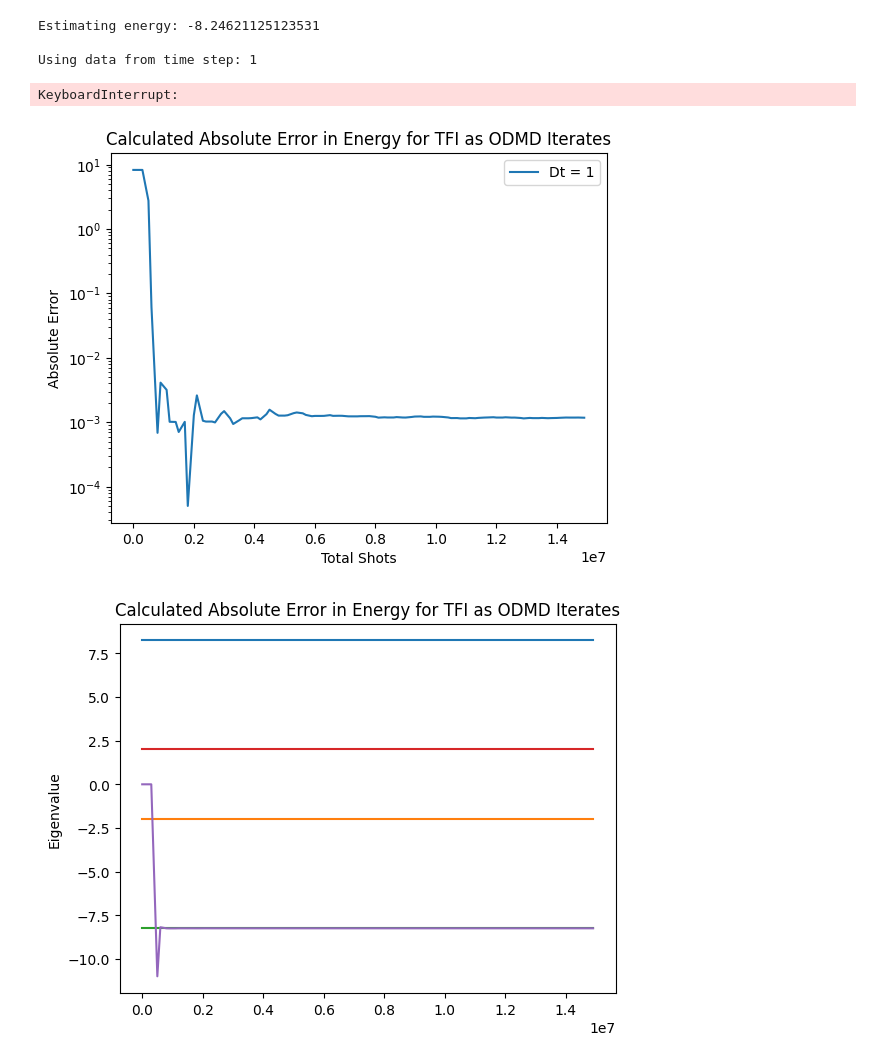
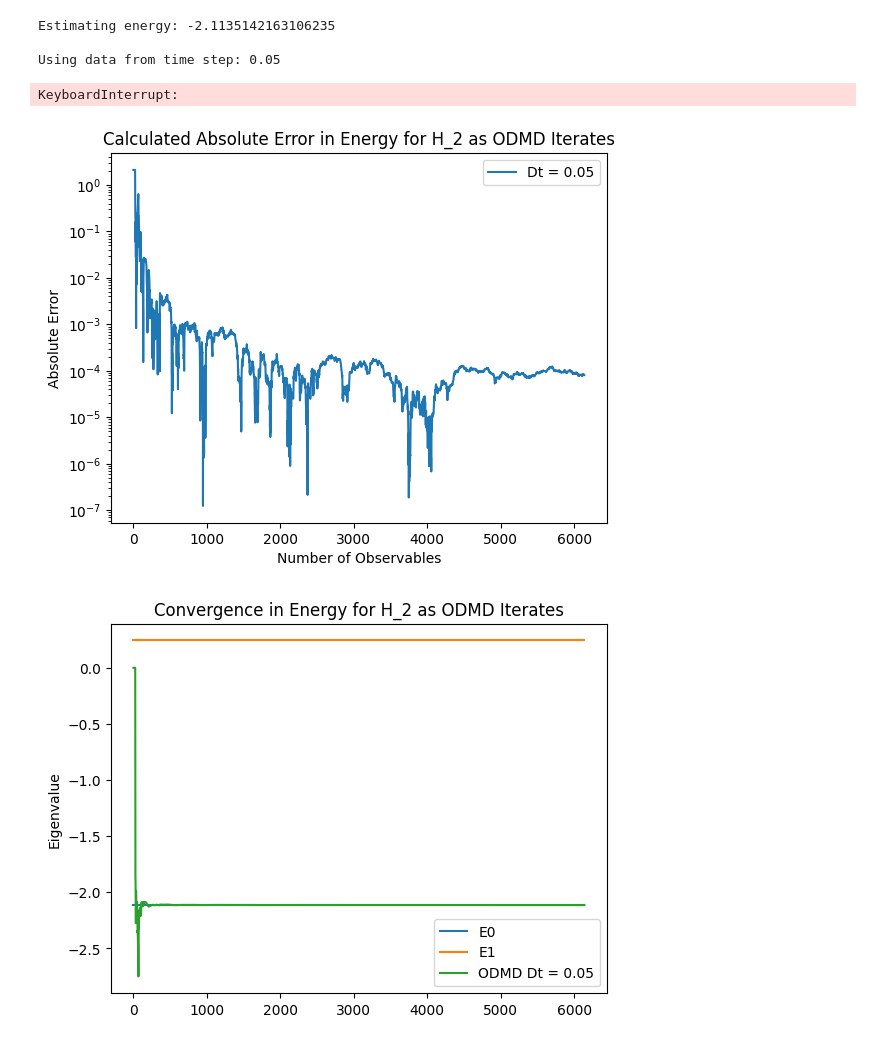
Before and after one commit to Quantum-Linear-Algebra/ODMD, a Jupyter notebook: ODMD.ipynb, the cells around one changed output. Drawn from its saved outputs; the diff is of its cells as text; code cells hidden in the pictures.

```diff
--- a/ODMD.ipynb
+++ b/ODMD.ipynb
@@ -495,20 +499,20 @@ precision      = 0      # certainty threshold
 alpha          = 1/2    # used to calculate matrix sizes
 
 # COMPUTATION PARAMETERS
-computation_type = 'S'  # computation_type OPTIONS: Simulation, Hardware
-data_source      = 'F'  # data_source OPTIONS: Generation (Only useable with Simulation), Files, Job (Only Usable with Hardware), External file
+computation_type = 'H'  # computation_type OPTIONS: Simulation, Hardware
+data_source      = 'J'  # data_source OPTIONS: Generation (Only useable with Simulation), Files, Job (Only Usable with Hardware), External file
 data_full_ts     = True # determines if ODMD uses just the real portion or the full time series
 
 # SPECIFIC SYSTEM TYPE
-parameters['system']     = 'TFI' # OPTIONS: TFIM, SPIN, HUBBARD, H_2
+parameters['system']     = 'H_2' # OPTIONS: TFIM, SPIN, HUBBARD, H_2
 
 # Generic System Parameters
 parameters['particles']  = 2
-parameters['time_steps'] = [1]
+parameters['time_steps'] = [0.05]
 parameters['shots']      = 10**2
 parameters['scaling']    = 3/4*pi
 parameters['shifting']   = 0
-parameters['overlap']    = 1
+parameters['overlap']    = 0.75
 
 # Transverse Field Ising Model Parameters
 parameters['g'] = 4 # magnetic field strength (TFIM)
@@ -525,7 +529,7 @@ parameters['x'] = 2 # x size of latice (HUBB)
 parameters['y'] = 1 # y size of latice (HUBB)
 
 # H_2 Parameters
-parameters['distance'] = .75
+parameters['distance'] = .5
 # %%
 # PREPROCESSING
 
@@ -768,10 +799,12 @@ for i in range(len(s_ks)):
 _,real_E_0 = create_hamiltonian(parameters, show_steps=False)
 print("Estimating energy:", real_E_0)
 
+data_full_ts = False
 for raw_s_k in raw_s_ks:
     for i in range(len(raw_s_k)):
-        s_k[i] = raw_s_k[i].real
-svd_threshold = 10**-2
+        if data_full_ts: s_k[i] = raw_s_k[i]
+        else: s_k[i] = raw_s_k[i].real
+svd_threshold = 10**-1
 
 trials = []
 results = []
@@ -789,12 +822,18 @@ for i in range(len(parameters['time_steps'])):
     results.append(result)
     trials.append(est_E_0s)
 # %% [output]
-Estimating energy: -8.24621125123531
+Estimating energy: -2.1135142163106235
 
-Using data from time step: 1
+Using data from time step: 0.05
 KeyboardInterrupt:
+# %%
+
+for i in range(len(est_E_0s)):
+    est_E_0s[i] = (est_E_0s[i]-parameters['shifting'])*parameters['r_scaling']
+results.append(est_E_0s[-1])
+trials.append(est_E_0s)
 # %%
-use_shots = True
+use_shots = False
 
 # _,real_E_0 = create_hamiltonian(parameters, r_scaling = False)
 for i in range(num_trials):
@@ -802,39 +841,41 @@ for i in range(num_trials):
     total_x = [w+math.floor(1/2*(w+1)) for w in range(len(trial))]
     if use_shots: total_x = [w*parameters['shots'] for w in total_x]
     err = [abs(w-real_E_0) for w in trial]
     label = 'Dt = '+str(parameters['time_steps'][i])
     plt.plot(total_x, err, label = label)
 plt.title("Calculated Absolute Error in Energy for "+parameters['system']+" as ODMD Iterates")
 plt.ylabel("Absolute Error")
 
 if use_shots: plt.xlabel("Total Shots")
 else: plt.xlabel("Number of Observables")
 plt.legend()
 # plt.xlim([0,10])
 # plt.ylim([0,10])
 plt.yscale('log')
 plt.savefig("Graphs/"+make_filename(computation_type, max_iterations, parameters)+"_shots="+str(parameters['shots'])+"_Abs_Error.png")
 plt.show()
 
 
 for i in range(num_trials):
     trial = trials[i]
     total_x = [w+math.floor(1/2*(w+1)) for w in range(len(trial))]
     if use_shots: total_x = [w*parameters['shots'] for w in total_x]
-    label = 'Dt = '+str(parameters['time_steps'][i])
+    label = 'ODMD Dt = '+str(parameters['time_steps'][i])
     H,_ = create_hamiltonian(parameters)
     eigs = np.linalg.eigvals(H)
     eigs = [(eig.real-parameters['shifting'])*parameters['r_scaling'] for eig in eigs]
     for i in range(len(eigs)):
-        plt.plot([total_x[0],total_x[-1],], [eigs[i],eigs[i]], label = "eigenvalue "+str(i))
+        plt.plot([total_x[0],total_x[-1],], [eigs[i],eigs[i]], label = "E"+str(i))
     plt.plot(total_x, trial, label = label)
-    # plt.legend()
-plt.title("Calculated Absolute Error in Energy for "+parameters['system']+" as ODMD Iterates")
+    plt.legend()
+    # plt.ylim(eigs[0]+.1, eigs[0]-.1)
+plt.title("Convergence in Energy for "+parameters['system']+" as ODMD Iterates")
 plt.ylabel("Eigenvalue")
+plt.savefig("Graphs/"+make_filename(computation_type, max_iterations, parameters)+"_shots="+str(parameters['shots'])+"_Convergence.png")
 plt.show()
 # %% [output]
-[figure, old version]
+[figure, new version]
-[figure, old version]
+[figure, new version]
 # %%
 print(parameters['time_steps'])
 print(results)
```
Also changed, not shown: parts of 4 cells of this notebook, 26 other files.
